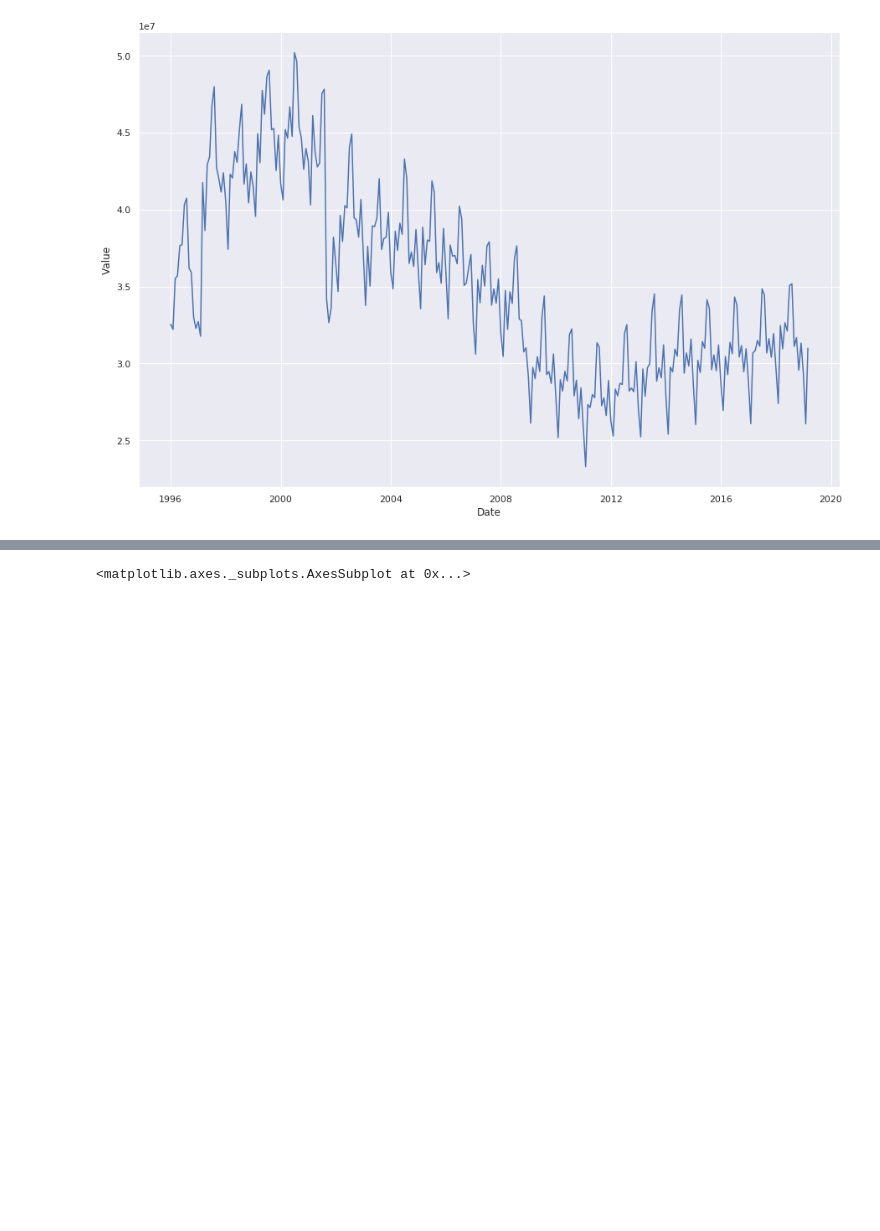
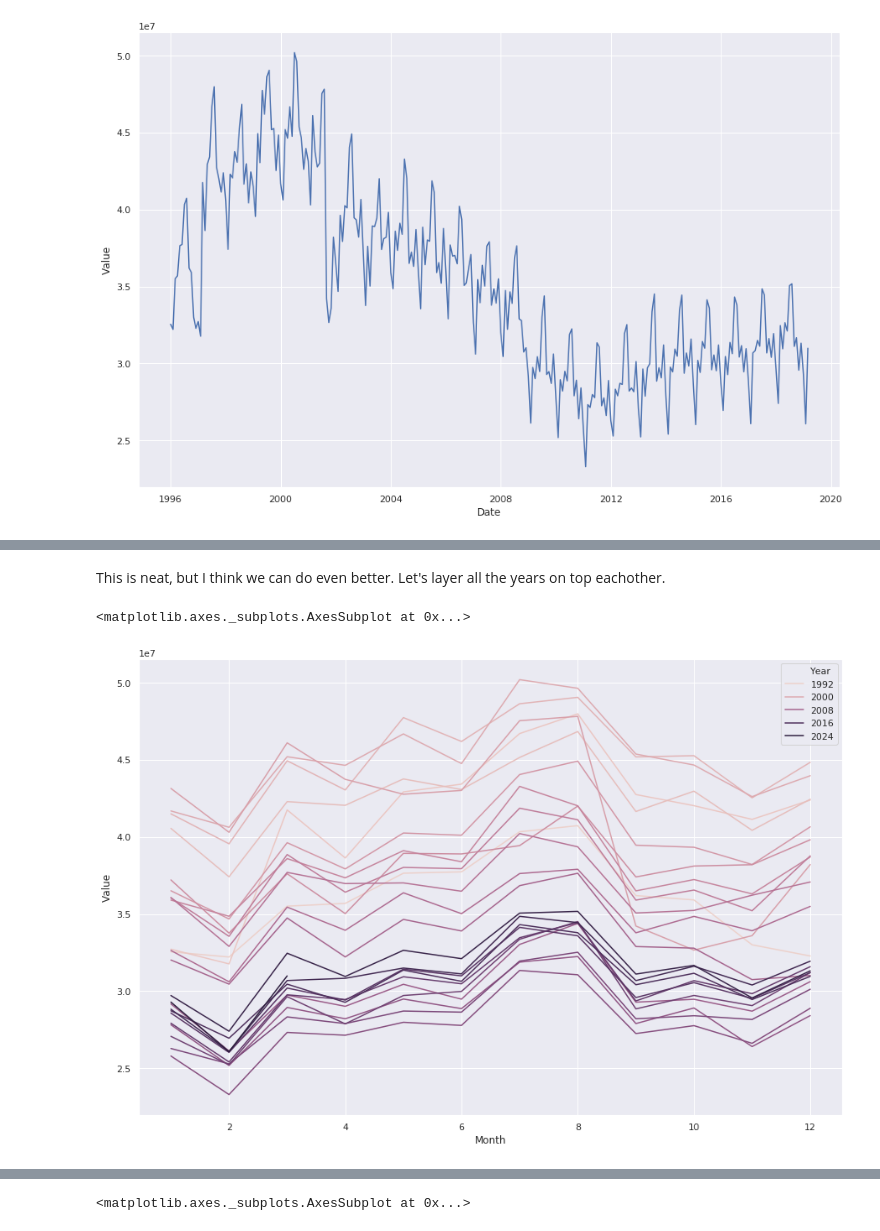
Before and after one commit to dynamic-duo-data-science/dynamicduo, a Jupyter notebook: notebooks/Visualization.ipynb, the cells around one changed output, grey strips where cells are left out. Saved outputs shown, nothing was run; the diff lists cells and outputs as text; code cells hidden in the pictures; blank space fills up the shorter version.

```diff
--- a/notebooks/Visualization.ipynb
+++ b/notebooks/Visualization.ipynb
@@ -56,0 +93,11 @@ To register the converters:
+# %% [markdown]
+This is neat, but I think we can do even better. Let's layer all the years on top eachother.
+# %%
+layered = totals.copy()
+layered['Year'] = layered['Date'].apply(lambda d: d.year)
+layered['Month'] = layered['Date'].apply(lambda d: d.month)
+
+sns.lineplot(x='Month', y='Value', hue='Year', data=layered)
+# %% [output]
+<matplotlib.axes._subplots.AxesSubplot at 0x...>
+[figure, added]
```
Also changed, not shown: parts of 33 cells of this notebook.
